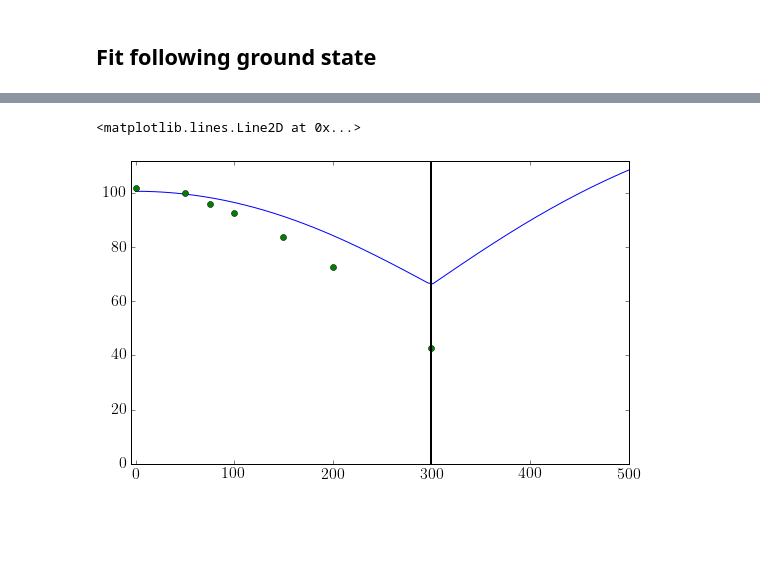
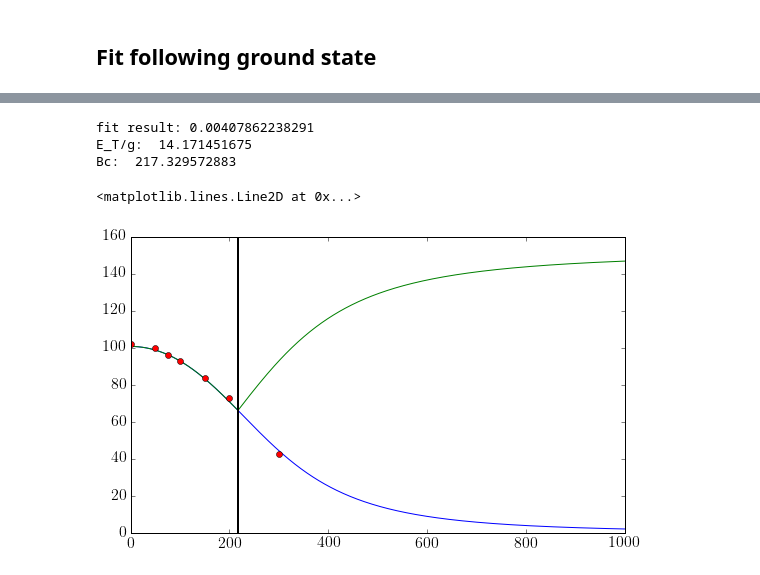
Before and after one commit to bernardvanheck/shared_notebooks, a Jupyter notebook: analysis_fig_4.ipynb, the cells around one changed output, grey strips where cells are left out. Cells and saved outputs as stored; diff of their text form; code cells hidden in the pictures; blank space fills up the shorter version.

```diff
--- a/analysis_fig_4.ipynb
+++ b/analysis_fig_4.ipynb
@@ -432,10 +423,19 @@ Bc:  299.999998561
-# %%
-plt.figure(figsize=(8,5))
-plt.plot(fields, energies)
-plt.plot(Bs, Es, 'o')
-plt.xlim(-5, 500)
-plt.ylim(0, 112)
-plt.axvline(Bc, c='k', lw=2)
-# %% [output]
-<matplotlib.lines.Line2D at 0x...>
-[figure, removed]
+# %%
+tau, gap = 0.56, 151.8
+popt, pcov = curve_fit(lambda x, a: transition_energy(x, a, tau, gap, 0, True, False), Bs, Es, p0=[0.01])
+beta_c = np.sqrt(1-tau)/np.sqrt(tau)
+Bc = beta_c / popt[0]
+print 'fit result:', popt[0]
+print 'E_T/g: ', ET_over_G(popt[0])
+print 'Bc: ', beta_c / popt[0]
+plt.figure(figsize=(8,5))
+plt.plot(fields, transition_energy(fields, popt[0], tau, gap, 0, True, False))
+plt.plot(fields, transition_energy(fields, popt[0], tau, gap, 0, False, False))
+plt.plot(Bs, Es, 'o')
+plt.axvline(Bc, c='k', lw=2)
+# %% [output]
+fit result: 0.00407862238291
+E_T/g:  14.171451675
+Bc:  217.329572883
+<matplotlib.lines.Line2D at 0x...>
+[figure, added]
```
Also changed, not shown: parts of 28 cells of this notebook.
